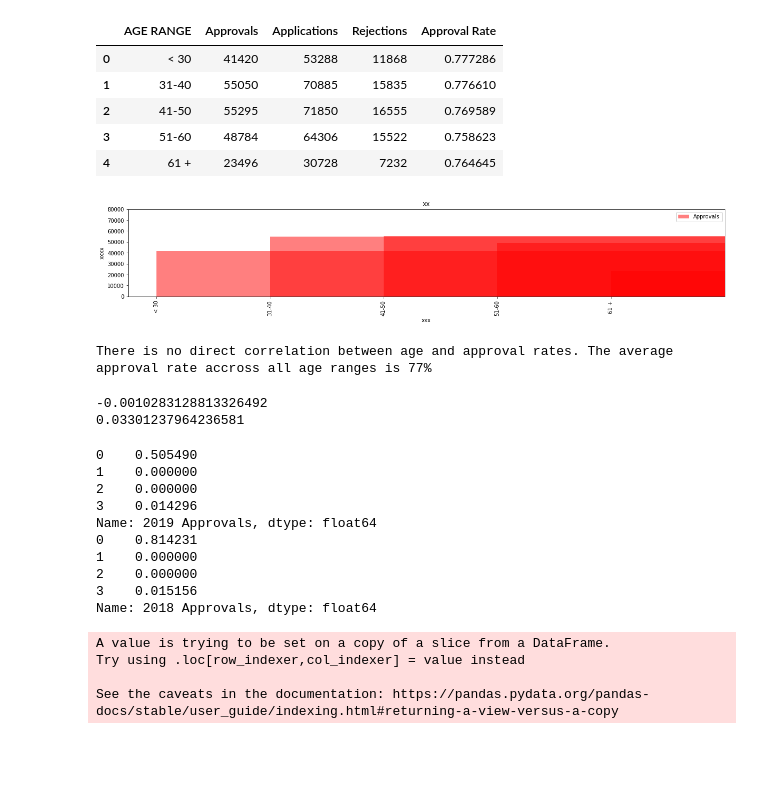
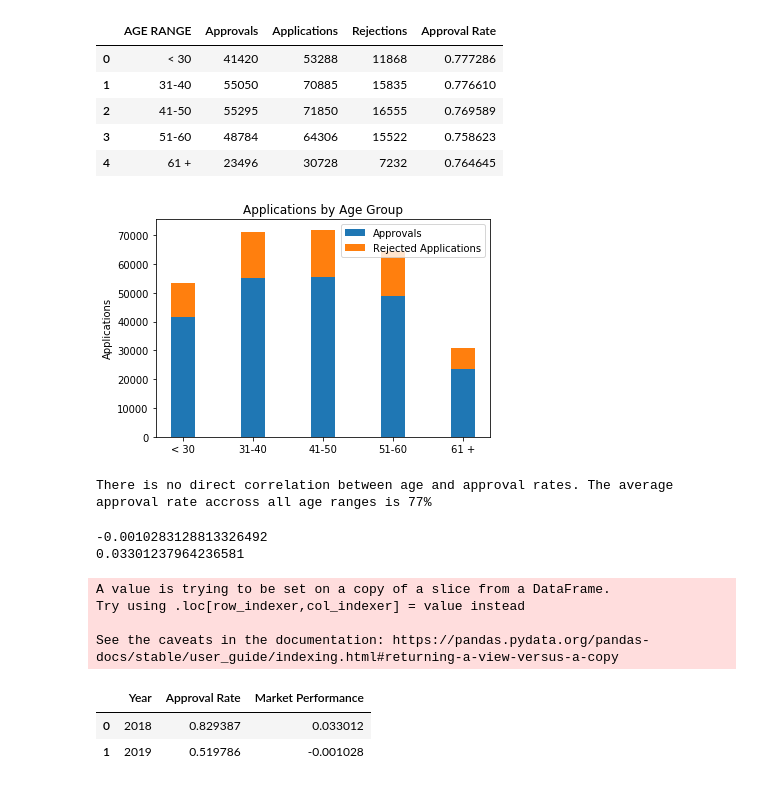
Before and after one commit to Shanaida/datascience_project1, a Jupyter notebook: project_one.ipynb, the cells around one changed output. Saved outputs shown, nothing was run; the diff lists cells and outputs as text; code cells hidden in the pictures; blank space fills up the shorter version.

```diff
--- a/project_one.ipynb
+++ b/project_one.ipynb
@@ -342,35 +342,53 @@ See the caveats in the documentation: https://pandas.pydata.org/pandas-docs/stab
 # #ax.set_xticks(tick_locations)
 # ax.set_yticks(np.arange(0, 80000, 10000))
 # ax.legend(labels=['Approvals', 'Rejections'])
 # plt.show()
 
 # x_axis = np.arange(len(merge_df))
 # tick_locations = [value for value in x_axis]
 
 # # Create a list indicating where to write x labels and set figure size to adjust for space
 # approvals = merge_df['Approvals']
 # rejections = merge_df['Rejections']
 
 # plt.figure(figsize=(20,3))
 # plt.bar(x_axis,approvals,rejections, color='r', alpha=0.5, align="edge")
 # plt.xticks(tick_locations,merge_df["AGE RANGE"], rotation="vertical")
 
 # # Set x and y limits
 # plt.xlim(-0.25, len(x_axis))
 # plt.ylim(0,80000)
 
 # # Set a Title and labels
 # plt.title("xx")
 # plt.xlabel("xxx")
 # plt.ylabel("xxxx")
-# plt.legend(('Approvals','Rejections'))
+# plt.legend(('Approvals','Rejecions'))
 
 # # show the grapS
 
 # plt.show()
+
+labels = ['< 30', '31-40', '41-50', '51-60', '61 +']
+approvals = merge_df['Approvals']
+rejections = merge_df['Rejections']
+
+width = 0.35       # the width of the bars: can also be len(x) sequence
+
+fig, ax = plt.subplots()
+
+ax.bar(labels, approvals, width, label='Approvals')
+ax.bar(labels, rejections, width, bottom=approvals,
+       label='Rejected Applications')
+
+ax.set_ylabel('Applications')
+ax.set_title('Applications by Age Group')
+ax.legend()
+
+plt.show()
 print("There is no direct correlation between age and approval rates. The average approval rate accross all age ranges is 77%")
 # %% [output]
-[figure, old version]
+[figure, new version]
 There is no direct correlation between age and approval rates. The average approval rate accross all age ranges is 77%
 # %%
 #question6
@@ -449,24 +467,25 @@ merge1_df['Rejections'] = merge1_df['Applications'] - merge1_df['Approvals']
 
 mergef_df = pd.merge(merge1_df, merge2_df, on="PREV_NAME_CONTRACT_STATUS")
 mergef_df = mergef_df.rename(columns={"Approvals_x":"2019 Approvals","Rejections_x":"2019 Rejections", "Applications_x":"2019 Applications","Approvals_y":"2018 Approvals","Rejections_y":"2018 Rejections", "Applications_y":"2018 Applications"})
+mergef_df['app%ty']=mergef_df['2019 Approvals']/mergef_df['2019 Applications'].sum()
+mergef_df['app%ly']=mergef_df['2018 Approvals']/mergef_df['2018 Applications'].sum()
+mergef_df
 #approvedmergef_df = mergef_df.loc[mergef_df["PREV_NAME_CONTRACT_STATUS"]=="Approved", :]
-tyapprate = mergef_df['2019 Approvals']/mergef_df['2019 Applications'].sum()
-lyapprate = mergef_df['2018 Approvals']/mergef_df['2018 Applications'].sum()
+finaltyapprate = mergef_df['app%ty'].sum()
+finaltlyapprate = mergef_df['app%ty'].sum()
+# lyapprate = mergef_df['2018 Approvals']/mergef_df['2018 Applications'].sum()
 
-print(tyapprate)
-print(lyapprate)
+data = [['2018',finallyapprate,yearlypctchangely], ['2019',finaltyapprate,yearlypctchangety]]
+
+# Create the pandas DataFrame
+api_df = pd.DataFrame(data, columns = ['Year', 'Approval Rate','Market Performance'])
+api_df
+# print(lyapprate)
 # %% [output]
-0    0.505490
-1    0.000000
-2    0.000000
-3    0.014296
-Name: 2019 Approvals, dtype: float64
-0    0.814231
-1    0.000000
-2    0.000000
-3    0.015156
-Name: 2018 Approvals, dtype: float64
+A value is trying to be set on a copy of a slice from a DataFrame.
+Try using .loc[row_indexer,col_indexer] = value instead
+
+See the caveats in the documentation: https://pandas.pydata.org/pandas-docs/stable/user_guide/indexing.html#returning-a-view-versus-a-copy
-A value is trying to be set on a copy of a slice from a DataFrame.
-Try using .loc[row_indexer,col_indexer] = value instead
-
-See the caveats in the documentation: https://pandas.pydata.org/pandas-docs/stable/user_guide/indexing.html#returning-a-view-versus-a-copy
+|  | Year | Approval Rate | Market Performance |
+| 0 | 2018 | 0.829387 | 0.033012 |
+| 1 | 2019 | 0.519786 | -0.001028 |
```
Also changed, not shown: parts of 2 cells of this notebook.
